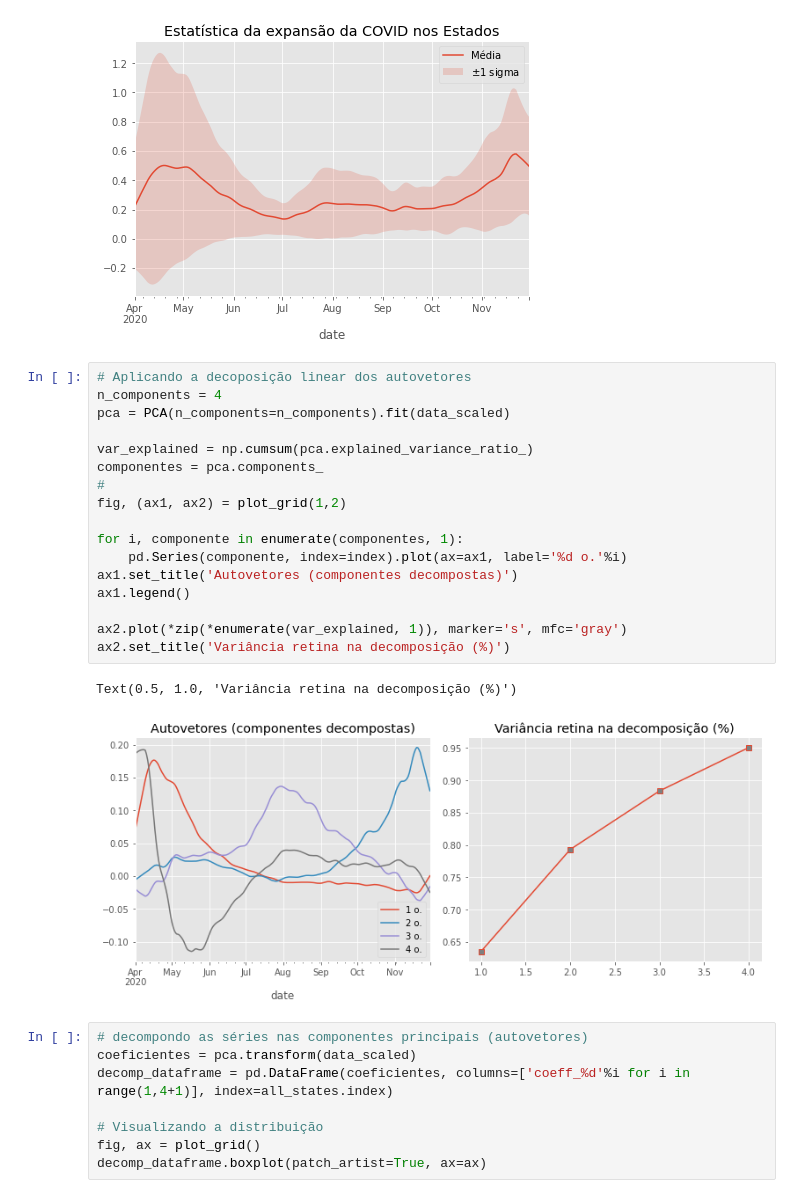
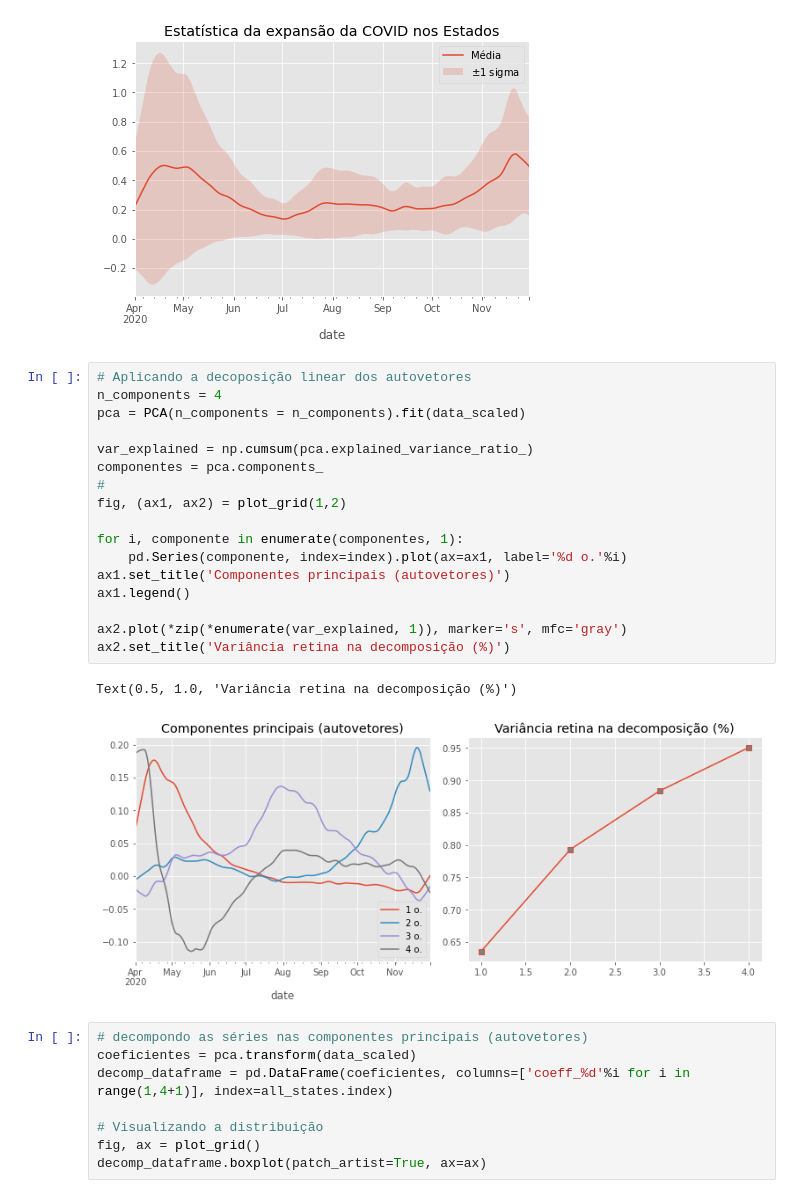
Before and after one commit to C0nrado/covid_prediction, a Jupyter notebook: 02_EDA_avancada.ipynb, the cells around one changed output. Saved outputs shown, nothing was run; the diff lists cells and outputs as text.

```diff
--- a/02_EDA_avancada.ipynb
+++ b/02_EDA_avancada.ipynb
@@ -66,23 +108,23 @@ ax.legend();
 # %%
 # Aplicando a decoposição linear dos autovetores
 n_components = 4
-pca = PCA(n_components=n_components).fit(data_scaled)
+pca = PCA(n_components = n_components).fit(data_scaled)
 
 var_explained = np.cumsum(pca.explained_variance_ratio_)
 componentes = pca.components_
 #
 fig, (ax1, ax2) = plot_grid(1,2)
 
 for i, componente in enumerate(componentes, 1):
     pd.Series(componente, index=index).plot(ax=ax1, label='%d o.'%i)
-ax1.set_title('Autovetores (componentes decompostas)')
+ax1.set_title('Componentes principais (autovetores)')
 ax1.legend()
 
 ax2.plot(*zip(*enumerate(var_explained, 1)), marker='s', mfc='gray')
 ax2.set_title('Variância retina na decomposição (%)')
 # %% [output]
 Text(0.5, 1.0, 'Variância retina na decomposição (%)')
-[figure, old version]
+[figure, new version]
 # %%
 # decompondo as séries nas componentes principais (autovetores)
 coeficientes = pca.transform(data_scaled)
```
Also changed, not shown: parts of 4 cells of this notebook, 7 other files.
